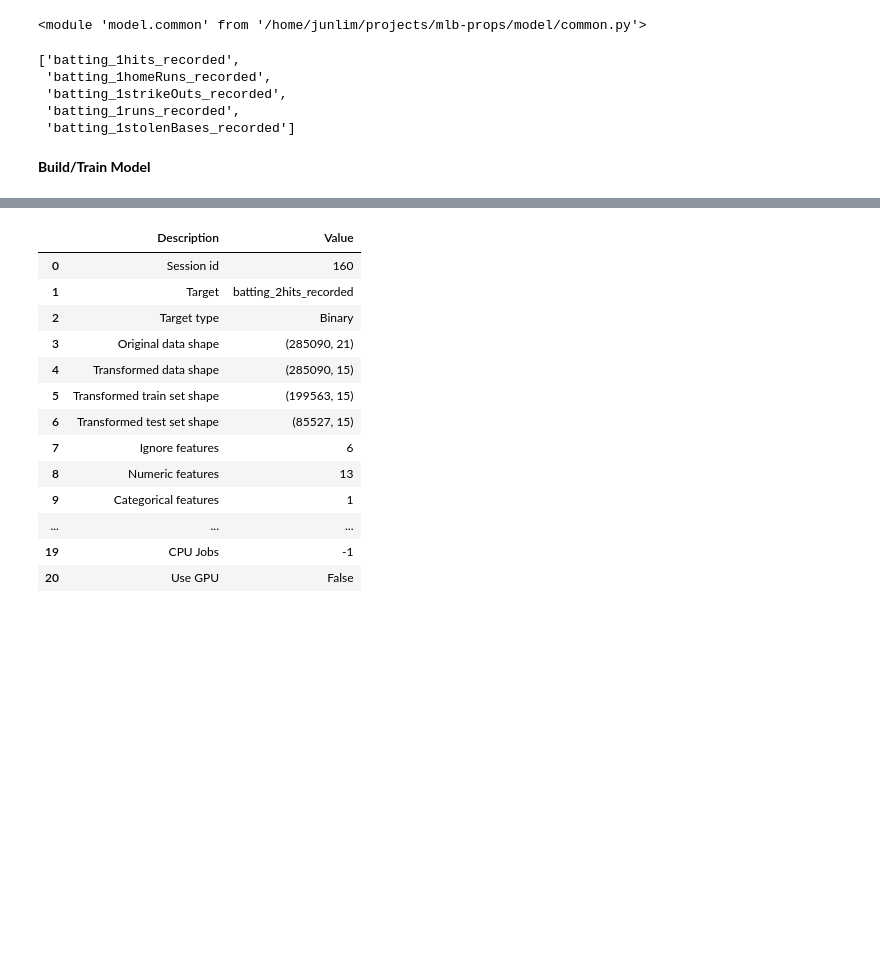
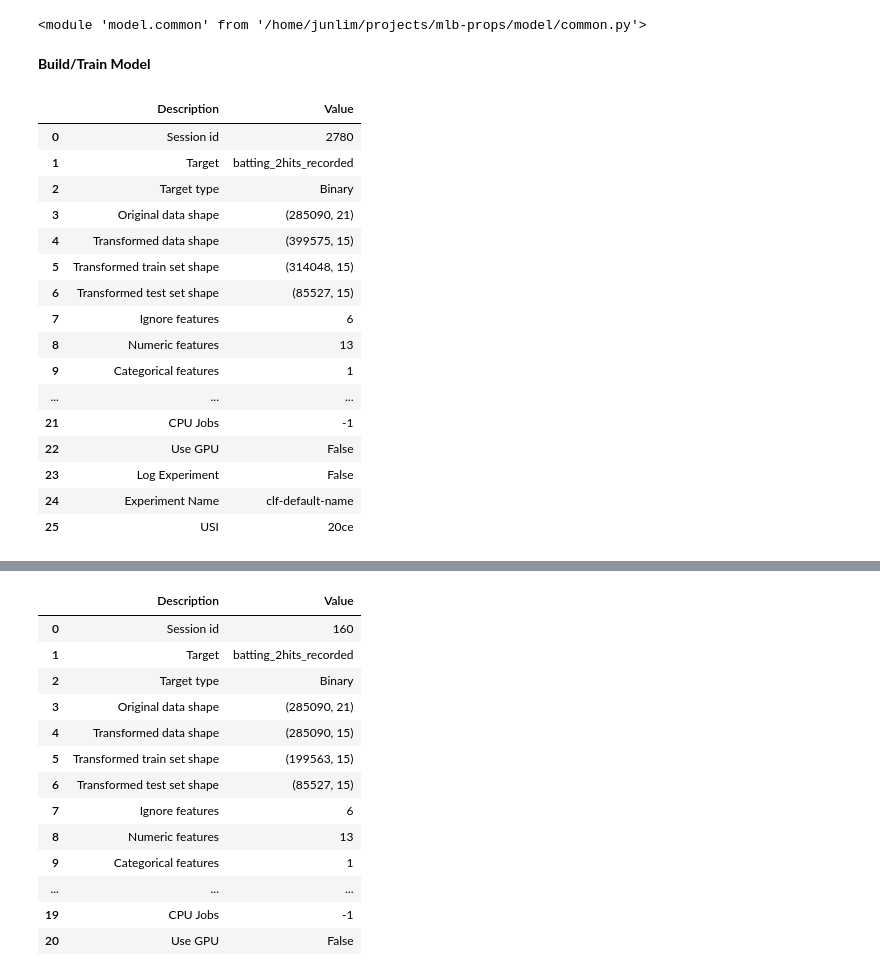
Before and after one commit to sculd/mlb-props, a Jupyter notebook: model_2hits_training_run.ipynb, the cells around one changed output, grey strips where cells are left out. Saved outputs shown, nothing was run; the diff lists cells and outputs as text; code cells hidden in the pictures; blank space fills up the shorter version.

```diff
--- a/model_2hits_training_run.ipynb
+++ b/model_2hits_training_run.ipynb
@@ -30,16 +30,32 @@ importlib.reload(model.common)
 <module 'model.common' from '/home/junlim/projects/mlb-props/model/common.py'>
 # %%
 feature_columns, target_column, model_file_name = model.common.features_2hits_recorded, model.common.target_2hits_recorded, model.common.model_2hits_file_name
-# %%
-[c for c in df_game_matchup_total.columns if '1' in c]
-# %% [output]
-['batting_1hits_recorded',
- 'batting_1homeRuns_recorded',
- 'batting_1strikeOuts_recorded',
- 'batting_1runs_recorded',
- 'batting_1stolenBases_recorded']
 # %%
 train_data = df_game_matchup_total[(df_game_matchup_total.game_date > "2012-04-01") & (df_game_matchup_total.game_date < "2022-12-01")][feature_columns]
 test_data = df_game_matchup_total[(df_game_matchup_total.game_date > "2022-12-01")][feature_columns]
 # %% [markdown]
 **Build/Train Model**
+# %%
+classification_setup = pycaret.classification.setup(
+    data = train_data, target = target_column, train_size = .70, use_gpu = False,
+    categorical_features = ['game_venue'], ignore_features = model.common.ignore_features + ['batting_name', 'pitching_name'],
+    fix_imbalance=True,
+    fix_imbalance_method='smote')
+# %% [output]
+|  | Description | Value |
+| 0 | Session id | 2780 |
+| 1 | Target | batting_2hits_recorded |
+| 2 | Target type | Binary |
+| 3 | Original data shape | (285090, 21) |
+| 4 | Transformed data shape | (399575, 15) |
+| 5 | Transformed train set shape | (314048, 15) |
+| 6 | Transformed test set shape | (85527, 15) |
+| 7 | Ignore features | 6 |
+| 8 | Numeric features | 13 |
+| 9 | Categorical features | 1 |
+| ... | ... | ... |
+| 21 | CPU Jobs | -1 |
+| 22 | Use GPU | False |
+| 23 | Log Experiment | False |
+| 24 | Experiment Name | clf-default-name |
+| 25 | USI | 20ce |
```
Also changed, not shown: parts of 3 cells of this notebook, 14 other files.
